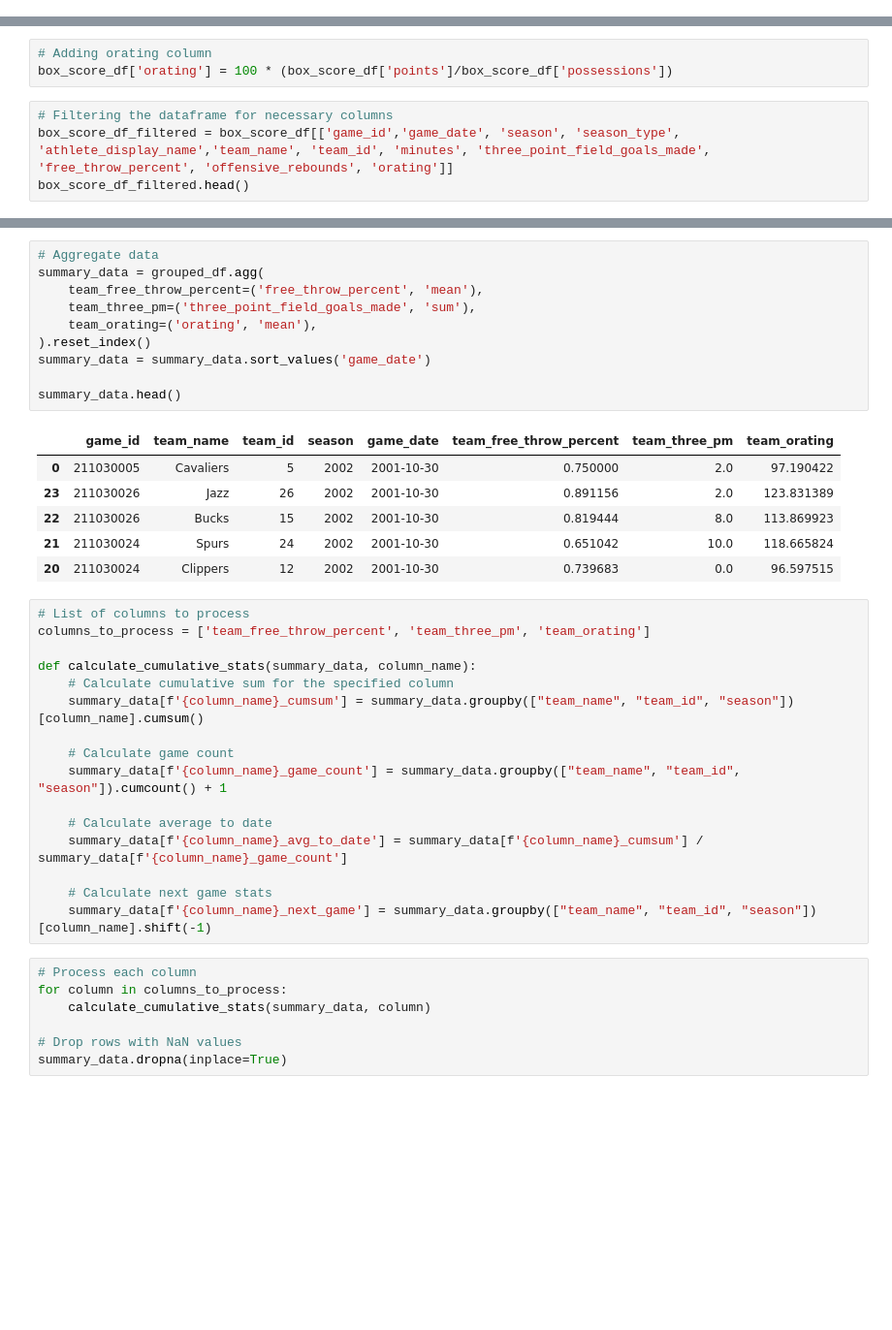
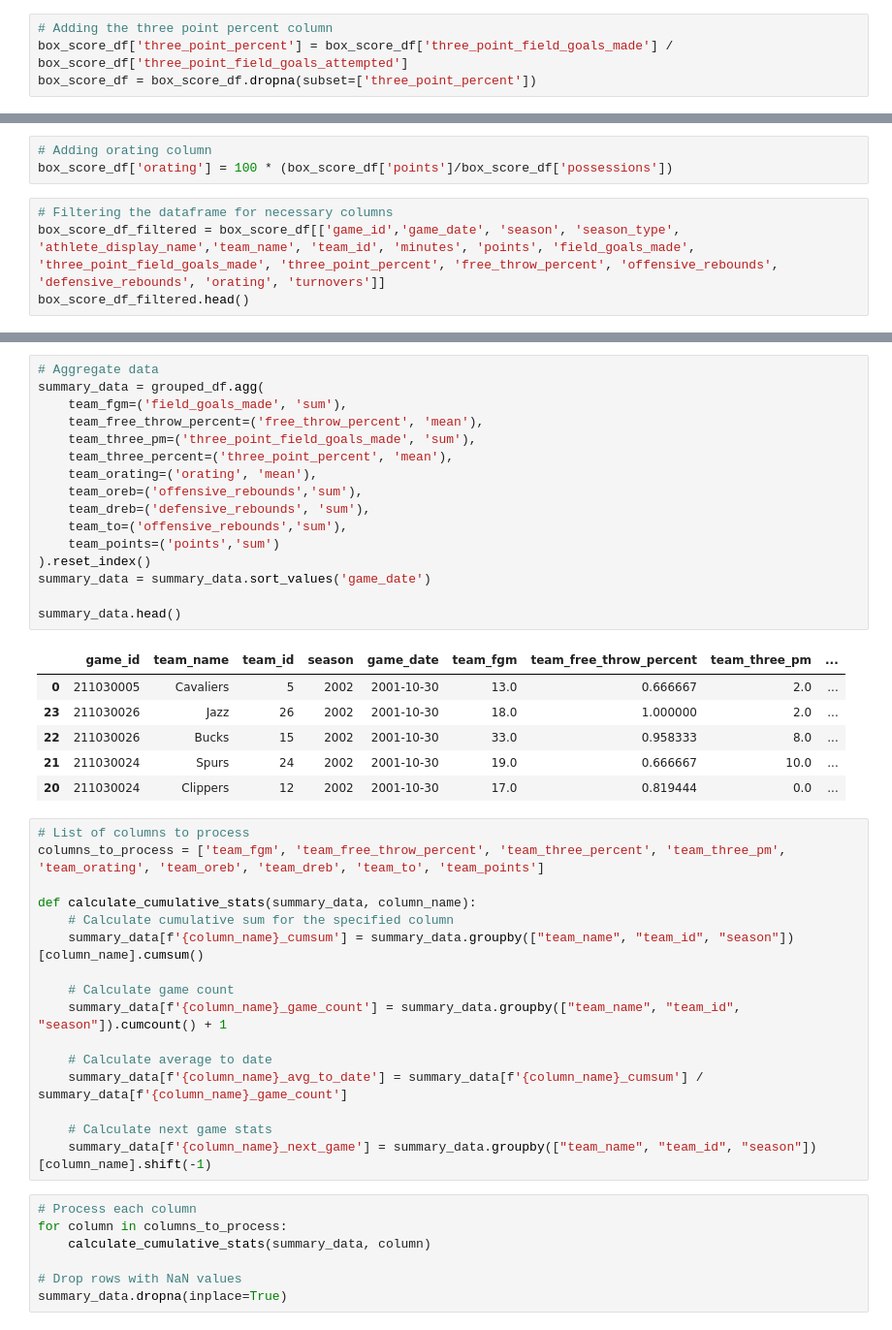
Before and after one commit to JoelManYunLee/Raptors_3_point_predictor, a Jupyter notebook: get_starter_data.ipynb, the cells around one changed output, grey strips where cells are left out. Shown: that part at 97% size. Cells and saved outputs as stored; diff of their text form; blank space fills up the shorter version.

```diff
--- a/get_starter_data.ipynb
+++ b/get_starter_data.ipynb
@@ -56,6 +56,10 @@ box_score_df.head()
 | 30005 | 211030005 | 2002 | 2 | 2001-10-30 | 2001-10-31T00:00:00Z | 207.0 | Michael Doleac | 5 | ... |
 | 30003 | 211030005 | 2002 | 2 | 2001-10-30 | 2001-10-31T00:00:00Z | 586.0 | Lamond Murray | 5 | ... |
 5 rows × 58 columns
+# %%
+# Adding the three point percent column
+box_score_df['three_point_percent'] = box_score_df['three_point_field_goals_made'] / box_score_df['three_point_field_goals_attempted']
+box_score_df = box_score_df.dropna(subset=['three_point_percent'])
 # %%
 # Adding possessions column
 box_score_df['possessions'] = box_score_df['field_goals_attempted'] + (0.44 * box_score_df['free_throws_attempted']) - box_score_df['offensive_rebounds'] + box_score_df['turnovers']
@@ -64,6 +68,6 @@ box_score_df['possessions'] = box_score_df['field_goals_attempted'] + (0.44 * bo
 box_score_df['orating'] = 100 * (box_score_df['points']/box_score_df['possessions'])
 # %%
 # Filtering the dataframe for necessary columns
-box_score_df_filtered = box_score_df[['game_id','game_date', 'season', 'season_type', 'athlete_display_name','team_name', 'team_id', 'minutes', 'three_point_field_goals_made', 'free_throw_percent', 'offensive_rebounds', 'orating']]
+box_score_df_filtered = box_score_df[['game_id','game_date', 'season', 'season_type', 'athlete_display_name','team_name', 'team_id', 'minutes', 'points', 'field_goals_made', 'three_point_field_goals_made', 'three_point_percent', 'free_throw_percent', 'offensive_rebounds', 'defensive_rebounds', 'orating', 'turnovers']]
 box_score_df_filtered.head()
 # %% [output]
@@ -94,23 +98,29 @@ grouped_df.head()
 # %%
 # Aggregate data
 summary_data = grouped_df.agg(
+    team_fgm=('field_goals_made', 'sum'),
     team_free_throw_percent=('free_throw_percent', 'mean'),
     team_three_pm=('three_point_field_goals_made', 'sum'),
+    team_three_percent=('three_point_percent', 'mean'),
     team_orating=('orating', 'mean'),
+    team_oreb=('offensive_rebounds','sum'),
+    team_dreb=('defensive_rebounds', 'sum'),
+    team_to=('offensive_rebounds','sum'),
+    team_points=('points','sum')
 ).reset_index()
 summary_data = summary_data.sort_values('game_date')
 
 summary_data.head()
 # %% [output]
-|  | game_id | team_name | team_id | season | game_date | team_free_throw_percent | team_three_pm | team_orating |
-| 0 | 211030005 | Cavaliers | 5 | 2002 | 2001-10-30 | 0.750000 | 2.0 | 97.190422 |
-| 23 | 211030026 | Jazz | 26 | 2002 | 2001-10-30 | 0.891156 | 2.0 | 123.831389 |
-| 22 | 211030026 | Bucks | 15 | 2002 | 2001-10-30 | 0.819444 | 8.0 | 113.869923 |
-| 21 | 211030024 | Spurs | 24 | 2002 | 2001-10-30 | 0.651042 | 10.0 | 118.665824 |
-| 20 | 211030024 | Clippers | 12 | 2002 | 2001-10-30 | 0.739683 | 0.0 | 96.597515 |
+|  | game_id | team_name | team_id | season | game_date | team_fgm | team_free_throw_percent | team_three_pm | ... |
+| 0 | 211030005 | Cavaliers | 5 | 2002 | 2001-10-30 | 13.0 | 0.666667 | 2.0 | ... |
+| 23 | 211030026 | Jazz | 26 | 2002 | 2001-10-30 | 18.0 | 1.000000 | 2.0 | ... |
+| 22 | 211030026 | Bucks | 15 | 2002 | 2001-10-30 | 33.0 | 0.958333 | 8.0 | ... |
+| 21 | 211030024 | Spurs | 24 | 2002 | 2001-10-30 | 19.0 | 0.666667 | 10.0 | ... |
+| 20 | 211030024 | Clippers | 12 | 2002 | 2001-10-30 | 17.0 | 0.819444 | 0.0 | ... |
 # %%
 # List of columns to process
-columns_to_process = ['team_free_throw_percent', 'team_three_pm', 'team_orating']
+columns_to_process = ['team_fgm', 'team_free_throw_percent', 'team_three_percent', 'team_three_pm', 'team_orating', 'team_oreb', 'team_dreb', 'team_to', 'team_points']
 
 def calculate_cumulative_stats(summary_data, column_name):
     # Calculate cumulative sum for the specified column
```
Also changed, not shown: parts of 7 cells of this notebook, 1 other file.
